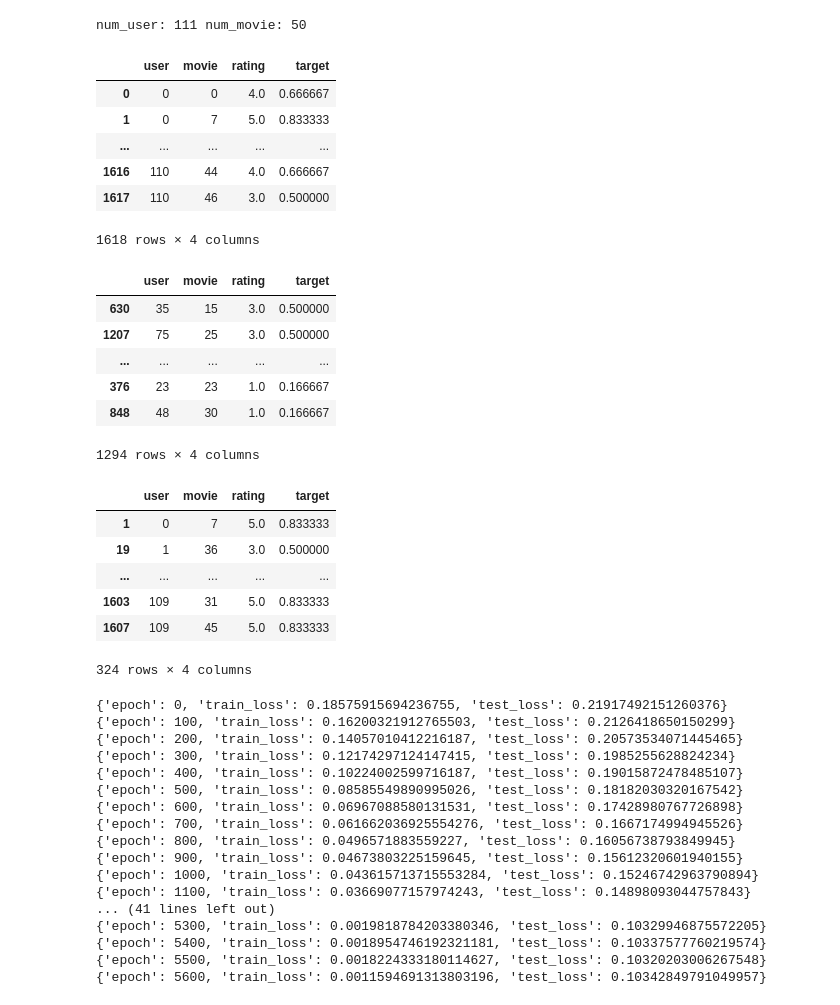
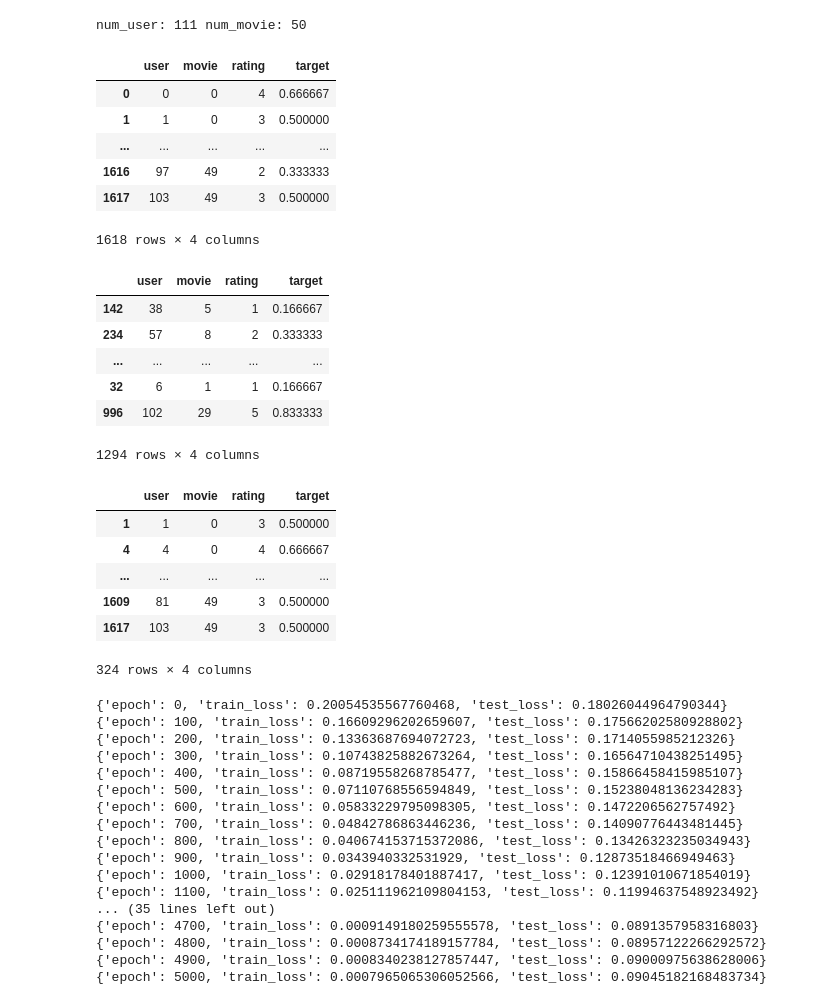
Before and after one commit to cfong32/netflix-prize, a Jupyter notebook: step3_gradient_descent_M50.ipynb, the cells around one changed output. Saved outputs shown, nothing was run; the diff lists cells and outputs as text; code cells hidden in the pictures.

```diff
--- a/step3_gradient_descent_M50.ipynb
+++ b/step3_gradient_descent_M50.ipynb
@@ -18,22 +18,22 @@ pd.set_option('display.min_rows', 4)
 # %%
 # read dataset into dataframe
 
-df = (pd.read_pickle('ratings_M50-MF10.dfpkl')
+df = (pd.read_csv('ratings_M50.csv')
       .assign(target=lambda x: x.rating/6)
 )
 N = df.user.nunique()
 M = df.movie.nunique()
 
 print('num_user:', N, 'num_movie:', M)
 display(df)
 # %% [output]
 num_user: 111 num_movie: 50
 |  | user | movie | rating | target |
-| 0 | 0 | 0 | 4.0 | 0.666667 |
-| 1 | 0 | 7 | 5.0 | 0.833333 |
+| 0 | 0 | 0 | 4 | 0.666667 |
+| 1 | 1 | 0 | 3 | 0.500000 |
 | ... | ... | ... | ... | ... |
-| 1616 | 110 | 44 | 4.0 | 0.666667 |
-| 1617 | 110 | 46 | 3.0 | 0.500000 |
+| 1616 | 97 | 49 | 2 | 0.333333 |
+| 1617 | 103 | 49 | 3 | 0.500000 |
 1618 rows × 4 columns
 # %%
 # split data into train and test sets
@@ -46,18 +46,18 @@ display(train)
 display(test)
 # %% [output]
 |  | user | movie | rating | target |
-| 630 | 35 | 15 | 3.0 | 0.500000 |
-| 1207 | 75 | 25 | 3.0 | 0.500000 |
+| 142 | 38 | 5 | 1 | 0.166667 |
+| 234 | 57 | 8 | 2 | 0.333333 |
 | ... | ... | ... | ... | ... |
-| 376 | 23 | 23 | 1.0 | 0.166667 |
-| 848 | 48 | 30 | 1.0 | 0.166667 |
+| 32 | 6 | 1 | 1 | 0.166667 |
+| 996 | 102 | 29 | 5 | 0.833333 |
 1294 rows × 4 columns
 |  | user | movie | rating | target |
-| 1 | 0 | 7 | 5.0 | 0.833333 |
-| 19 | 1 | 36 | 3.0 | 0.500000 |
+| 1 | 1 | 0 | 3 | 0.500000 |
+| 4 | 4 | 0 | 4 | 0.666667 |
 | ... | ... | ... | ... | ... |
-| 1603 | 109 | 31 | 5.0 | 0.833333 |
-| 1607 | 109 | 45 | 5.0 | 0.833333 |
+| 1609 | 81 | 49 | 3 | 0.500000 |
+| 1617 | 103 | 49 | 3 | 0.500000 |
 324 rows × 4 columns
 # %%
 # build the matrix-multiplication-based model
@@ -88,7 +88,7 @@ else:
 # set hyperparameters
 D = 10              # embedding dimension
 lr = 1e-3           # learning rate
-batch_size = 1_000
+batch_size = 1_000_000
 max_epoch = 10_000
 patience = 10       # early stop if not improving in this num of evaluations
 
@@ -144,23 +144,23 @@ for epoch in range(max_epoch):
             if not_improving_count >= patience:
                 break
 # %% [output]
-{'epoch': 0, 'train_loss': 0.18575915694236755, 'test_loss': 0.21917492151260376}
-{'epoch': 100, 'train_loss': 0.16200321912765503, 'test_loss': 0.2126418650150299}
-{'epoch': 200, 'train_loss': 0.14057010412216187, 'test_loss': 0.20573534071445465}
-{'epoch': 300, 'train_loss': 0.12174297124147415, 'test_loss': 0.1985255628824234}
-{'epoch': 400, 'train_loss': 0.10224002599716187, 'test_loss': 0.19015872478485107}
-{'epoch': 500, 'train_loss': 0.08585549890995026, 'test_loss': 0.18182030320167542}
-{'epoch': 600, 'train_loss': 0.06967088580131531, 'test_loss': 0.17428980767726898}
-{'epoch': 700, 'train_loss': 0.061662036925554276, 'test_loss': 0.1667174994945526}
-{'epoch': 800, 'train_loss': 0.0496571883559227, 'test_loss': 0.16056738793849945}
-{'epoch': 900, 'train_loss': 0.04673803225159645, 'test_loss': 0.15612320601940155}
-{'epoch': 1000, 'train_loss': 0.043615713715553284, 'test_loss': 0.15246742963790894}
-{'epoch': 1100, 'train_loss': 0.03669077157974243, 'test_loss': 0.14898093044757843}
-... (41 lines left out)
-{'epoch': 5300, 'train_loss': 0.0019818784203380346, 'test_loss': 0.10329946875572205}
-{'epoch': 5400, 'train_loss': 0.0018954746192321181, 'test_loss': 0.10337577760219574}
-{'epoch': 5500, 'train_loss': 0.0018224333180114627, 'test_loss': 0.10320203006267548}
-{'epoch': 5600, 'train_loss': 0.0011594691313803196, 'test_loss': 0.10342849791049957}
+{'epoch': 0, 'train_loss': 0.20054535567760468, 'test_loss': 0.18026044964790344}
+{'epoch': 100, 'train_loss': 0.16609296202659607, 'test_loss': 0.17566202580928802}
+{'epoch': 200, 'train_loss': 0.13363687694072723, 'test_loss': 0.1714055985212326}
+{'epoch': 300, 'train_loss': 0.10743825882673264, 'test_loss': 0.16564710438251495}
+{'epoch': 400, 'train_loss': 0.08719558268785477, 'test_loss': 0.15866458415985107}
+{'epoch': 500, 'train_loss': 0.07110768556594849, 'test_loss': 0.15238048136234283}
+{'epoch': 600, 'train_loss': 0.05833229795098305, 'test_loss': 0.1472206562757492}
+{'epoch': 700, 'train_loss': 0.04842786863446236, 'test_loss': 0.14090776443481445}
+{'epoch': 800, 'train_loss': 0.040674153715372086, 'test_loss': 0.13426323235034943}
+{'epoch': 900, 'train_loss': 0.0343940332531929, 'test_loss': 0.12873518466949463}
+{'epoch': 1000, 'train_loss': 0.02918178401887417, 'test_loss': 0.12391010671854019}
+{'epoch': 1100, 'train_loss': 0.025111962109804153, 'test_loss': 0.11994637548923492}
+... (35 lines left out)
+{'epoch': 4700, 'train_loss': 0.0009149180259555578, 'test_loss': 0.0891357958316803}
+{'epoch': 4800, 'train_loss': 0.0008734174189157784, 'test_loss': 0.08957122266292572}
+{'epoch': 4900, 'train_loss': 0.0008340238127857447, 'test_loss': 0.09000975638628006}
+{'epoch': 5000, 'train_loss': 0.0007965065306052566, 'test_loss': 0.09045182168483734}
 # %%
 # training curves
 pd.DataFrame(recs).set_index('epoch')[['train_loss', 'test_loss']].plot()
```
Also changed, not shown: parts of 5 cells of this notebook.
